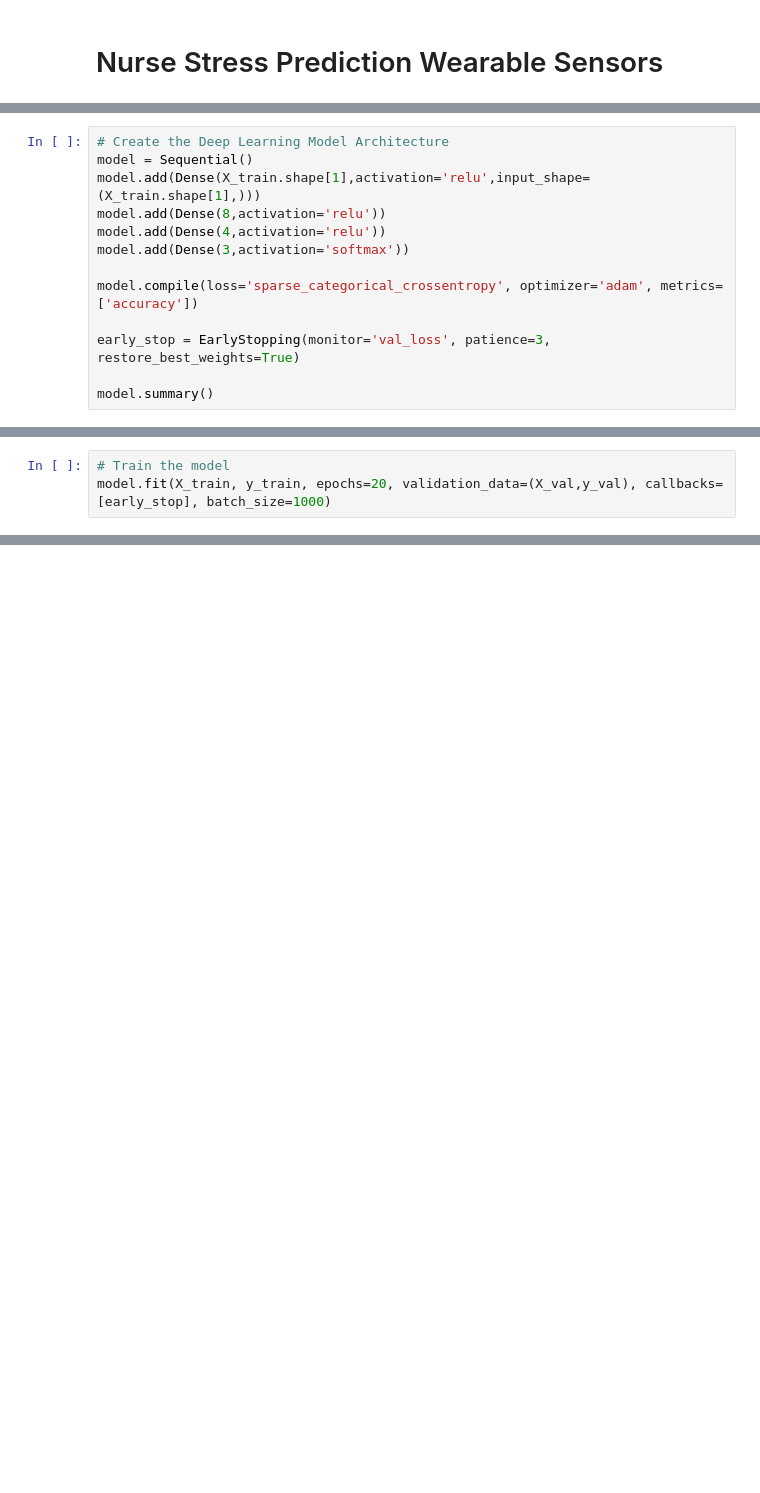
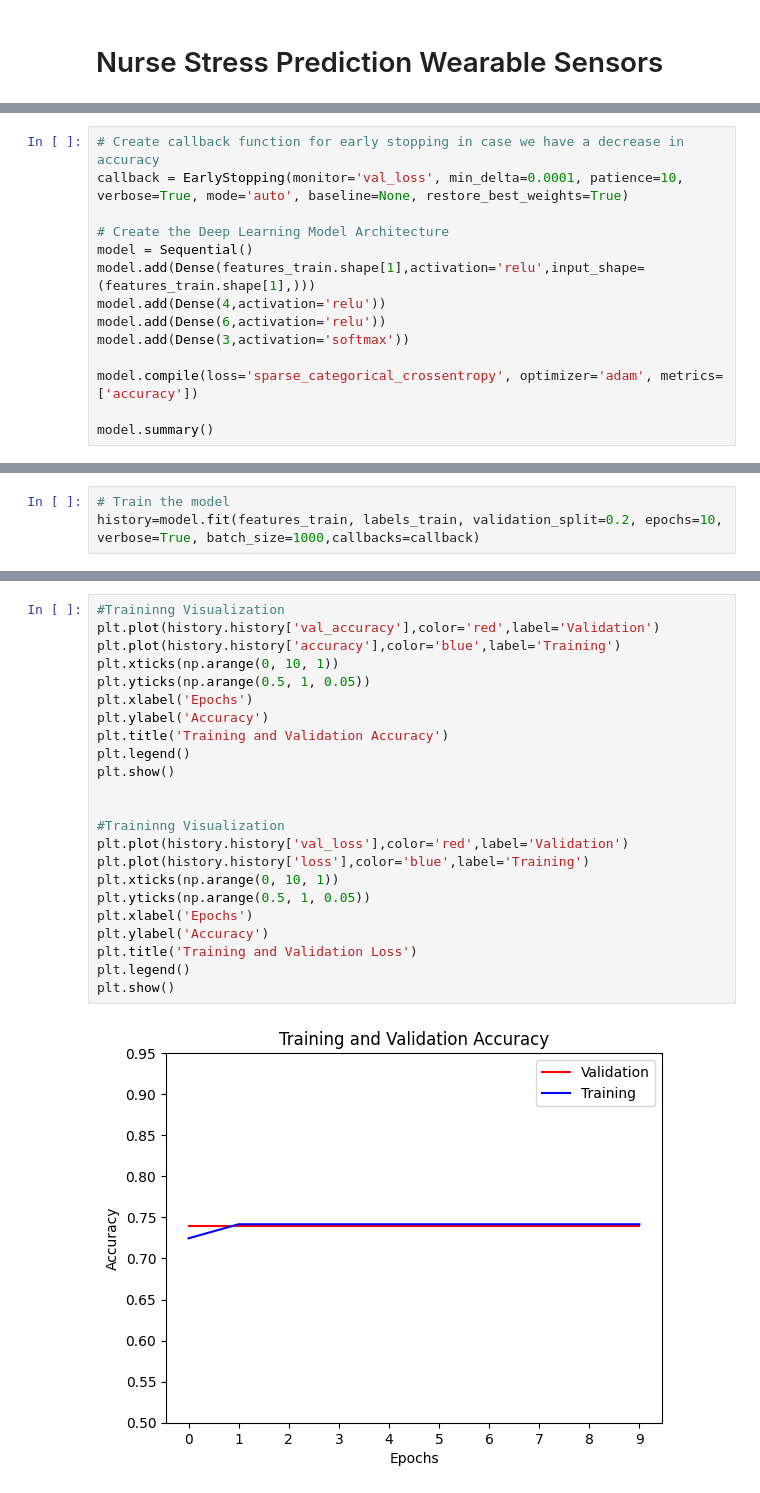
Before and after one commit to StamatisOrfanos/Stress_Detection, a Jupyter notebook: stress_detection.ipynb, the cells around one changed output, grey strips where cells are left out. Drawn from its saved outputs; the diff is of its cells as text; blank space fills up the shorter version.

Commit message:
Finish a initial idea for the first dataaset and model

```diff
--- a/stress_detection.ipynb
+++ b/stress_detection.ipynb
@@ -59,13 +65,14 @@ X_test = scaler.transform(X_test)
 # %%
+# Create callback function for early stopping in case we have a decrease in accuracy
+callback = EarlyStopping(monitor='val_loss', min_delta=0.0001, patience=10, verbose=True, mode='auto', baseline=None, restore_best_weights=True)
+
 # Create the Deep Learning Model Architecture
 model = Sequential()
-model.add(Dense(X_train.shape[1],activation='relu',input_shape=(X_train.shape[1],)))
-model.add(Dense(8,activation='relu'))
+model.add(Dense(features_train.shape[1],activation='relu',input_shape=(features_train.shape[1],)))
 model.add(Dense(4,activation='relu'))
+model.add(Dense(6,activation='relu'))
 model.add(Dense(3,activation='softmax'))
 
 model.compile(loss='sparse_categorical_crossentropy', optimizer='adam', metrics=['accuracy'])
 
-early_stop = EarlyStopping(monitor='val_loss', patience=3, restore_best_weights=True)
-
 model.summary()
@@ -72,3 +100,3 @@ model.summary()
 # %%
 # Train the model
-model.fit(X_train, y_train, epochs=20, validation_data=(X_val,y_val), callbacks=[early_stop], batch_size=1000)
+history=model.fit(features_train, labels_train, validation_split=0.2, epochs=10, verbose=True, batch_size=1000,callbacks=callback)
@@ -77,0 +126,25 @@ metrics_df.to_csv(data_path + "/Healthcare/metrics.csv", index=False)
+# %%
+#Traininng Visualization
+plt.plot(history.history['val_accuracy'],color='red',label='Validation')
+plt.plot(history.history['accuracy'],color='blue',label='Training')
+plt.xticks(np.arange(0, 10, 1))
+plt.yticks(np.arange(0.5, 1, 0.05))
+plt.xlabel('Epochs')
+plt.ylabel('Accuracy')
+plt.title('Training and Validation Accuracy')
+plt.legend()
+plt.show()
+
+
+#Traininng Visualization
+plt.plot(history.history['val_loss'],color='red',label='Validation')
+plt.plot(history.history['loss'],color='blue',label='Training')
+plt.xticks(np.arange(0, 10, 1))
+plt.yticks(np.arange(0.5, 1, 0.05))
+plt.xlabel('Epochs')
+plt.ylabel('Accuracy')
+plt.title('Training and Validation Loss')
+plt.legend()
+plt.show()
+# %% [output]
+[figure, added]
```
Also changed, not shown: parts of 10 cells of this notebook.
